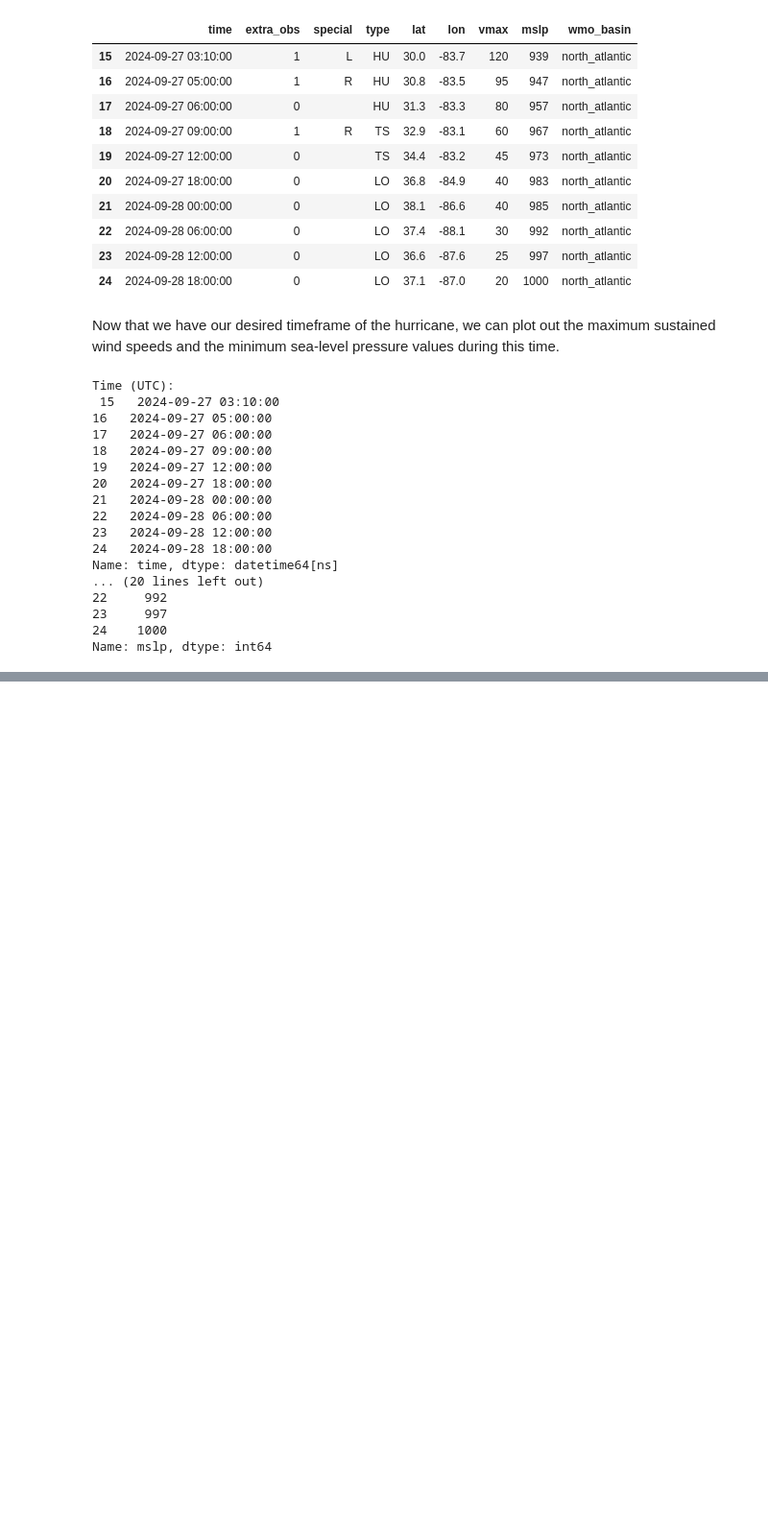
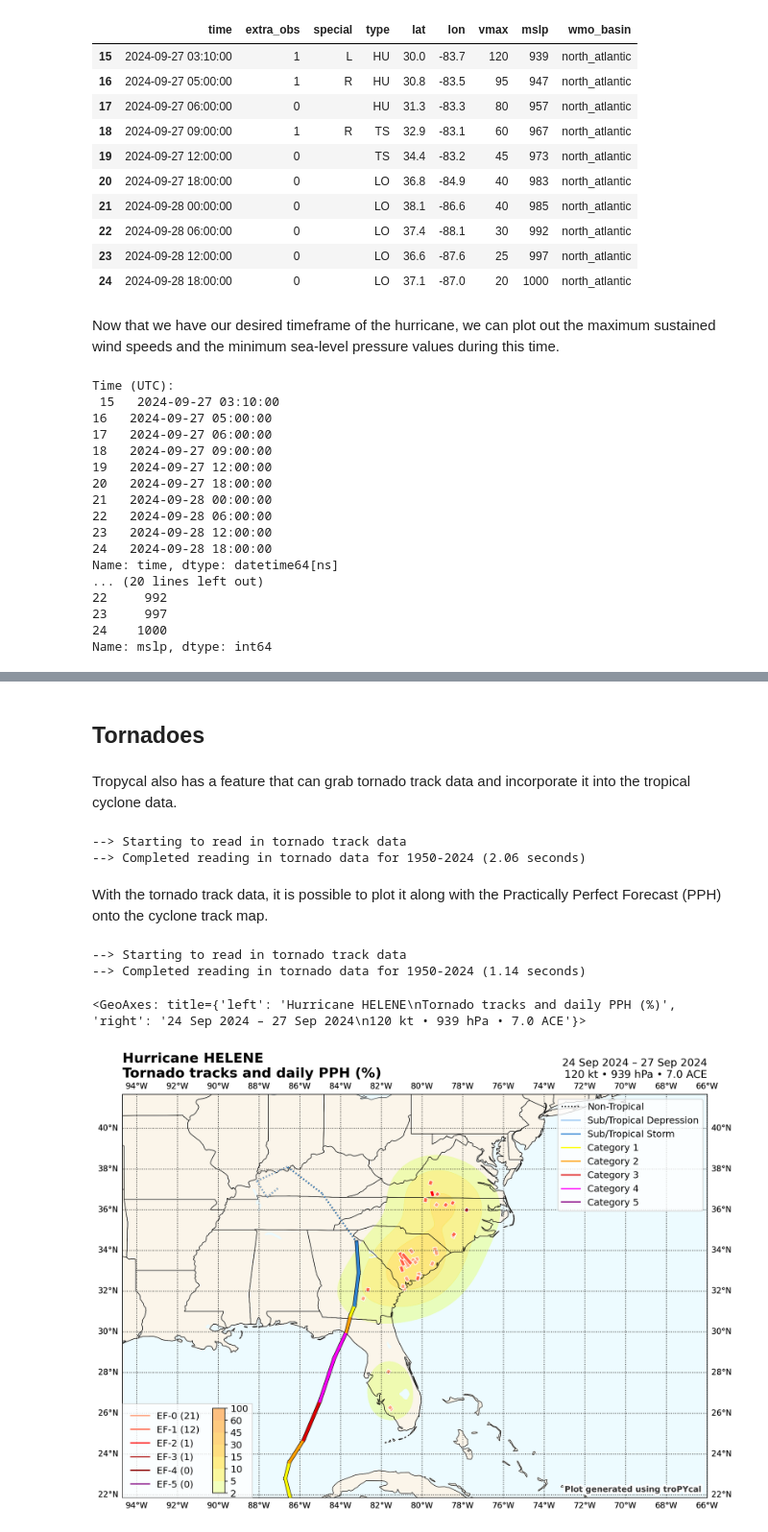
Before and after one commit to DAES433533/bluegreen, a Jupyter notebook: notebooks/Helene_Landfall_1.ipynb, the cells around one changed output, grey strips where cells are left out. Shown at 96% size. Saved outputs shown, nothing was run; the diff lists cells and outputs as text; code cells hidden in the pictures; blank space fills up the shorter version.

```diff
--- a/notebooks/Helene_Landfall_1.ipynb
+++ b/notebooks/Helene_Landfall_1.ipynb
@@ -158,0 +233,18 @@ Name: mslp, dtype: int64
+# %% [markdown]
+## Tornadoes
+# %% [markdown]
+Tropycal also has a feature that can grab tornado track data and incorporate it into the tropical cyclone data.
+# %%
+tor_ds = tornado.TornadoDataset()
+# %% [output]
+--> Starting to read in tornado track data
+--> Completed reading in tornado data for 1950-2024 (2.06 seconds)
+# %% [markdown]
+With the tornado track data, it is possible to plot it along with the Practically Perfect Forecast (PPH) onto the cyclone track map.
+# %%
+helene.plot_tors(plotPPH=True,prop={'dots':False,'linecolor':'category','linewidth':3.5})
+# %% [output]
+--> Starting to read in tornado track data
+--> Completed reading in tornado data for 1950-2024 (1.14 seconds)
+<GeoAxes: title={'left': 'Hurricane HELENE\nTornado tracks and daily PPH (%)', 'right': '24 Sep 2024 – 27 Sep 2024\n120 kt • 939 hPa • 7.0 ACE'}>
+[figure, added]
```
Also changed, not shown: parts of 17 cells of this notebook, 1 other file.
